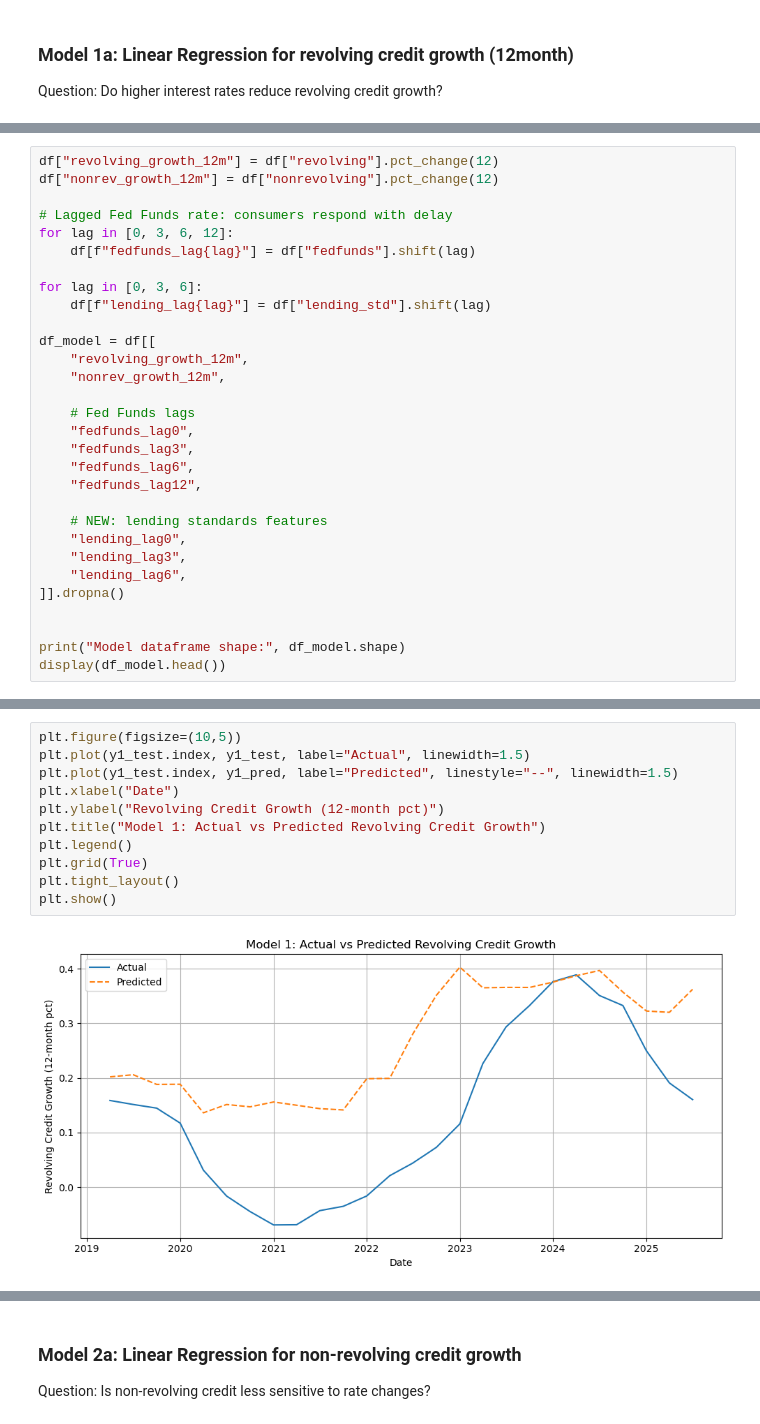
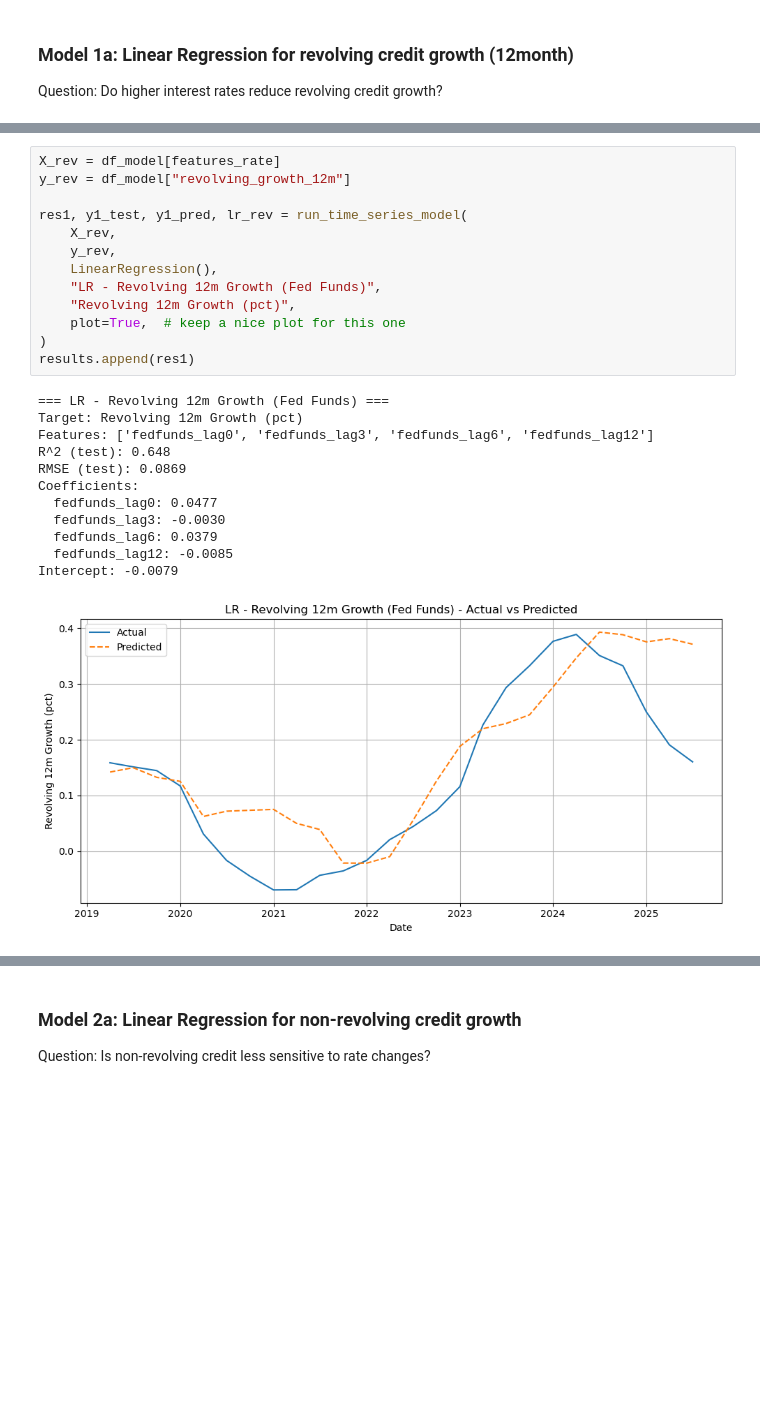
Before and after one commit to c-jimmy1/Data-Science, a Jupyter notebook: assign3/src/assign3.ipynb, the cells around one changed output, grey strips where cells are left out. Drawn from its saved outputs; the diff is of its cells as text; blank space fills up the shorter version.

```diff
--- a/assign3/src/assign3.ipynb
+++ b/assign3/src/assign3.ipynb
@@ -158,30 +264,0 @@ With Lending Standards
-# %%
-df["revolving_growth_12m"] = df["revolving"].pct_change(12)
-df["nonrev_growth_12m"] = df["nonrevolving"].pct_change(12)
-
-# Lagged Fed Funds rate: consumers respond with delay
-for lag in [0, 3, 6, 12]:
-    df[f"fedfunds_lag{lag}"] = df["fedfunds"].shift(lag)
-
-for lag in [0, 3, 6]:
-    df[f"lending_lag{lag}"] = df["lending_std"].shift(lag)
-
-df_model = df[[
-    "revolving_growth_12m",
-    "nonrev_growth_12m",
-
-    # Fed Funds lags
-    "fedfunds_lag0",
-    "fedfunds_lag3",
-    "fedfunds_lag6",
-    "fedfunds_lag12",
-
-    # NEW: lending standards features
-    "lending_lag0",
-    "lending_lag3",
-    "lending_lag6",
-]].dropna()
-
-
-print("Model dataframe shape:", df_model.shape)
-display(df_model.head())
@@ -243,15 +265,28 @@ RMSE (test): 0.1566
-# %%
-plt.figure(figsize=(10,5))
-plt.plot(y1_test.index, y1_test, label="Actual", linewidth=1.5)
-plt.plot(y1_test.index, y1_pred, label="Predicted", linestyle="--", linewidth=1.5)
-plt.xlabel("Date")
-plt.ylabel("Revolving Credit Growth (12-month pct)")
-plt.title("Model 1: Actual vs Predicted Revolving Credit Growth")
-plt.legend()
-plt.grid(True)
-plt.tight_layout()
-plt.show()
-# %% [output]
-[figure, removed]
+# %%
+X_rev = df_model[features_rate]
+y_rev = df_model["revolving_growth_12m"]
+
+res1, y1_test, y1_pred, lr_rev = run_time_series_model(
+    X_rev,
+    y_rev,
+    LinearRegression(),
+    "LR - Revolving 12m Growth (Fed Funds)",
+    "Revolving 12m Growth (pct)",
+    plot=True,  # keep a nice plot for this one
+)
+results.append(res1)
+# %% [output]
+=== LR - Revolving 12m Growth (Fed Funds) ===
+Target: Revolving 12m Growth (pct)
+Features: ['fedfunds_lag0', 'fedfunds_lag3', 'fedfunds_lag6', 'fedfunds_lag12']
+R^2 (test): 0.648
+RMSE (test): 0.0869
+Coefficients:
+  fedfunds_lag0: 0.0477
+  fedfunds_lag3: -0.0030
+  fedfunds_lag6: 0.0379
+  fedfunds_lag12: -0.0085
+Intercept: -0.0079
+[figure, added]
 # %% [markdown]
 ### Model 1b: Random Forest for revolving credit growth (12month)
```
Also changed, not shown: parts of 16 cells of this notebook.
